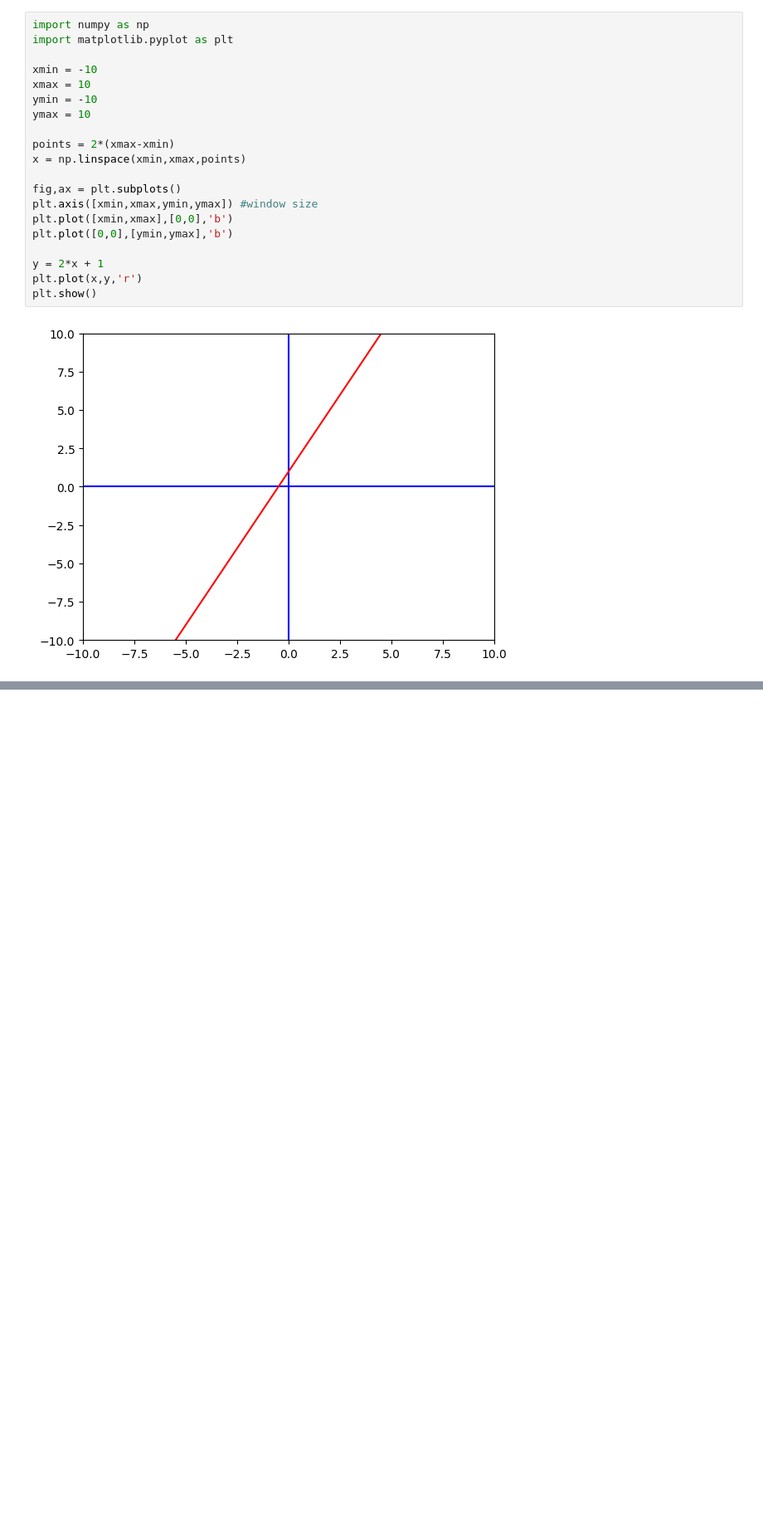
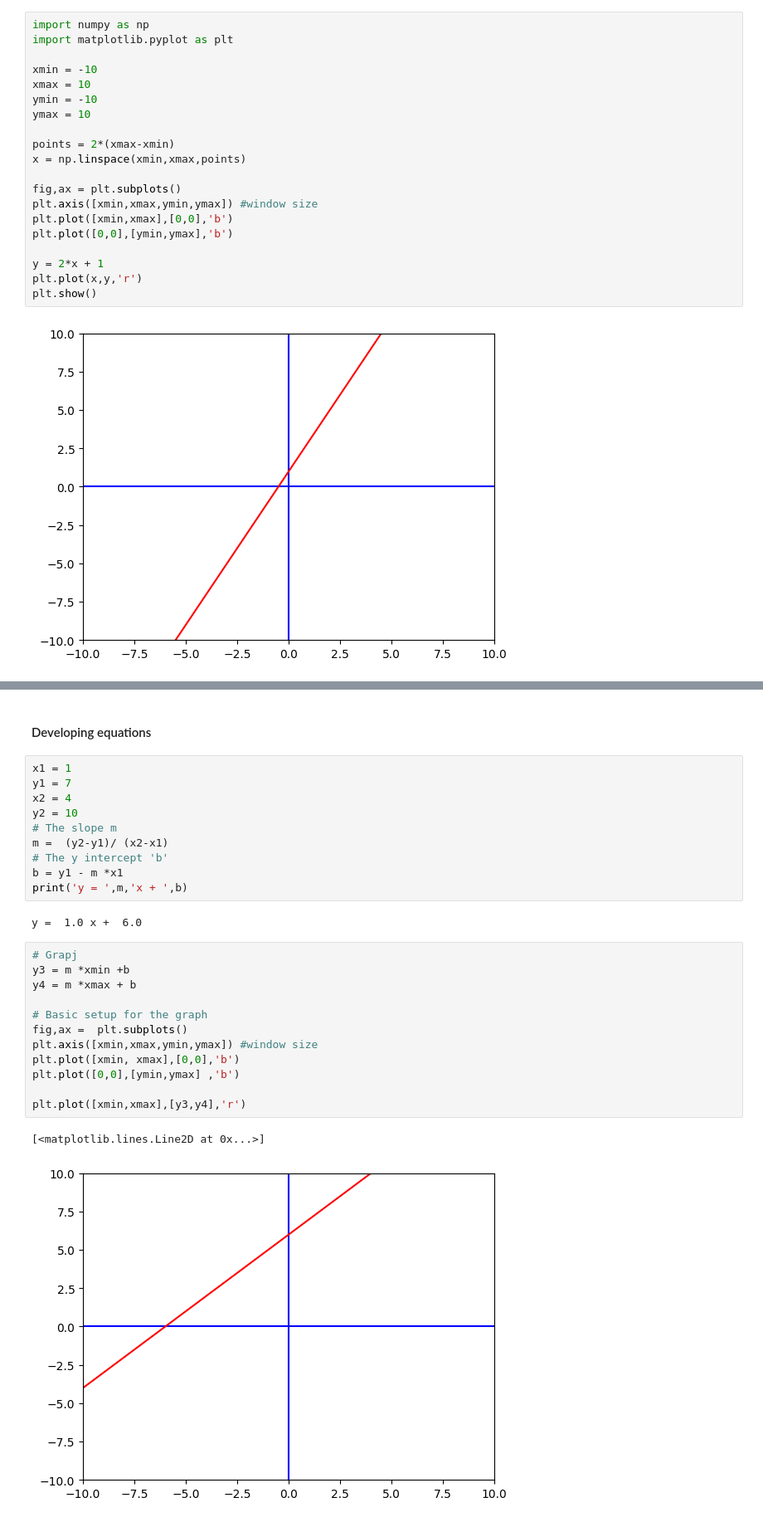
Before and after one commit to returnofsahil/Algebra, a Jupyter notebook: Ratios.ipynb, the cells around one changed output, grey strips where cells are left out. Shown at 83% size. Drawn from its saved outputs; the diff is of its cells as text; blank space fills up the shorter version.

```diff
--- a/Ratios.ipynb
+++ b/Ratios.ipynb
@@ -279,0 +290,29 @@ plt.show()
+# %% [markdown]
+#### Developing equations
+# %%
+x1 = 1
+y1 = 7
+x2 = 4
+y2 = 10
+# The slope m
+m =  (y2-y1)/ (x2-x1)
+# The y intercept 'b'
+b = y1 - m *x1
+print('y = ',m,'x + ',b)
+# %% [output]
+y =  1.0 x +  6.0
+# %%
+# Grapj
+y3 = m *xmin +b
+y4 = m *xmax + b
+
+# Basic setup for the graph
+fig,ax =  plt.subplots()
+plt.axis([xmin,xmax,ymin,ymax]) #window size
+plt.plot([xmin, xmax],[0,0],'b')
+plt.plot([0,0],[ymin,ymax] ,'b')
+
+plt.plot([xmin,xmax],[y3,y4],'r')
+# %% [output]
+[<matplotlib.lines.Line2D at 0x...>]
+[figure, added]
```
Also changed, not shown: parts of 9 cells of this notebook.
